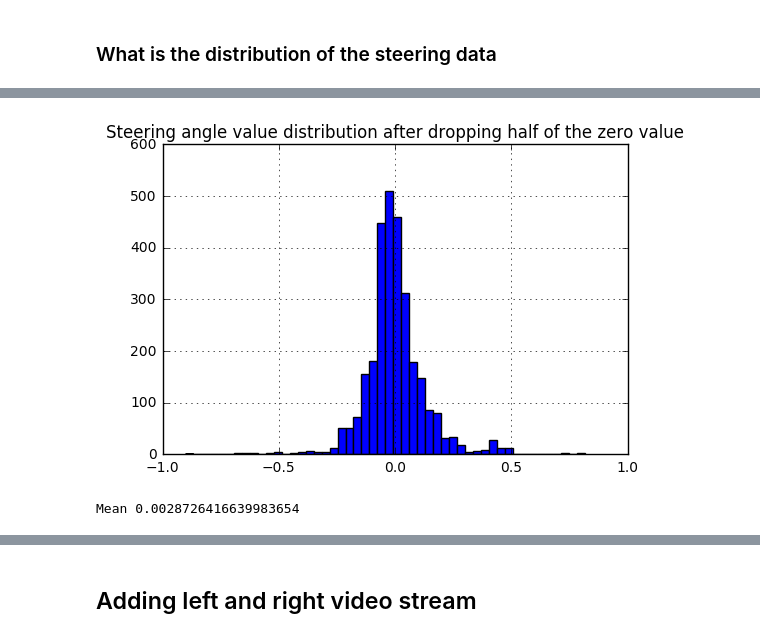
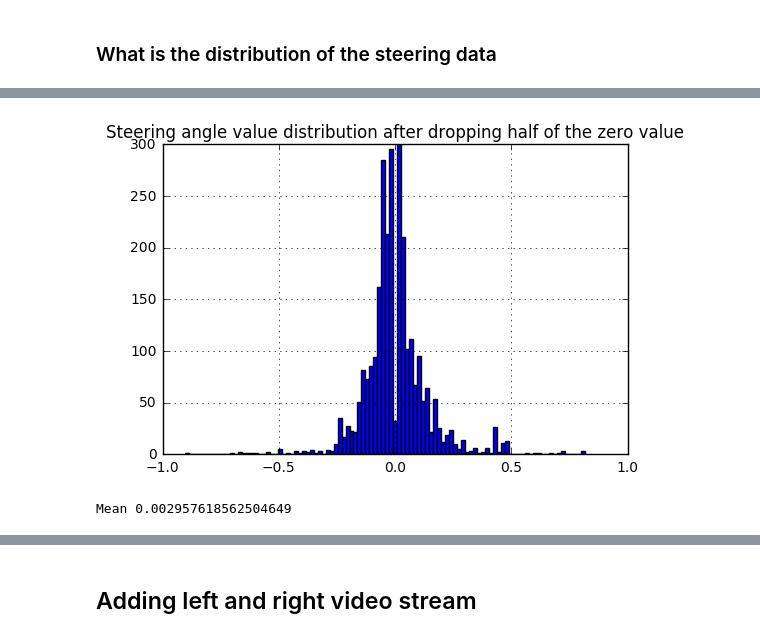
Before and after one commit to rdjondo/CarND-Behavioral-Cloning-P3, a Jupyter notebook: simulator-train.ipynb, the cells around one changed output, grey strips where cells are left out. Drawn from its saved outputs; the diff is of its cells as text; code cells hidden in the pictures.

```diff
--- a/simulator-train.ipynb
+++ b/simulator-train.ipynb
@@ -104,7 +104,7 @@ print('Mean', np.mean(steering))
 Mean 0.0024547725915908813
 # %%
 # Cutoff steering angle value to drop some images where the vehicle drives straights
-cutoff = 0.001
+cutoff = 0.005
 
 
 indices_zero_steer = steering[np.abs(steering)<cutoff].index
@@ -122,15 +122,15 @@ Size of number of steering images to drop (even indices): (252,)
 # %%
 # Removing half of the steering values
-bins = 50
+bins = 100
 plt.hist(steering.drop(indices_zero_steer), bins, color='blue')
 plt.grid('on')
 plt.title('Steering angle value distribution after dropping half of the zero value')
 plt.show()
 
 print('Mean', np.mean(steering.drop(indices_zero_steer)))
 # %% [output]
-[figure, old version]
+[figure, new version]
-Mean 0.0028726416639983654
+Mean 0.002957618562504649
 # %%
 for i in sorted(indices_zero_steer, reverse=True):
     del center_my_frames[i]
```
Also changed, not shown: parts of 14 cells of this notebook, 4 other files.
